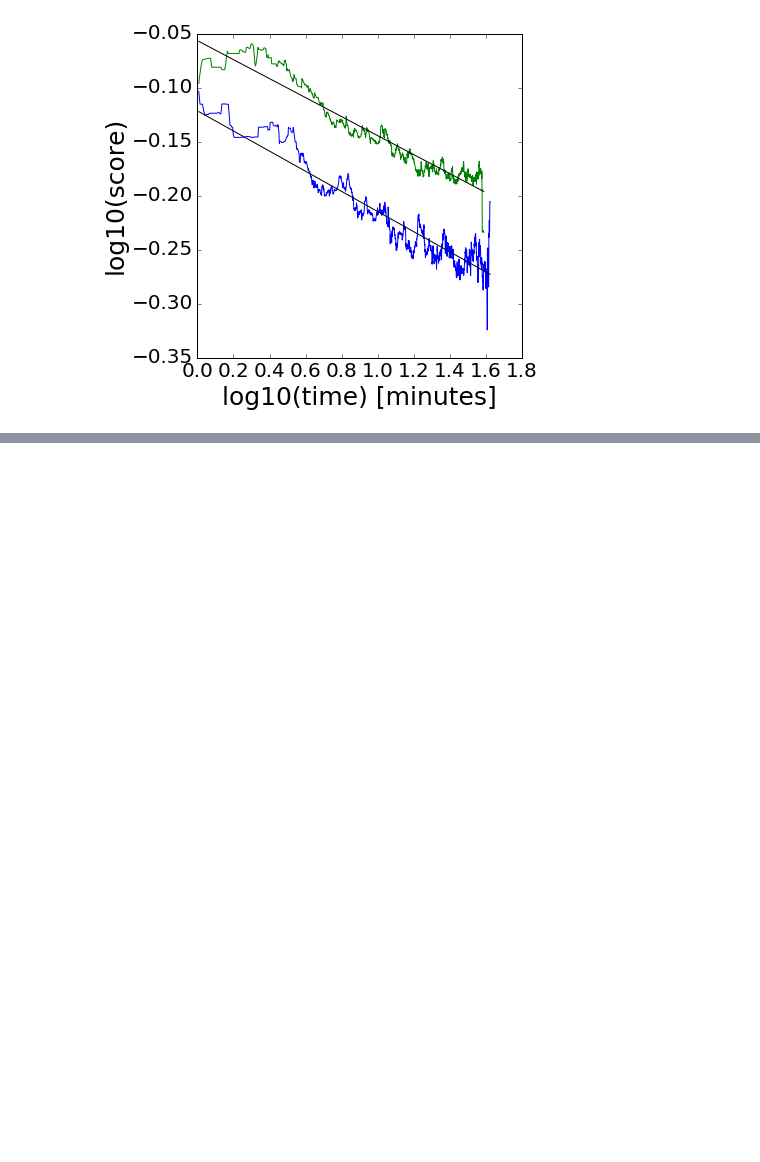
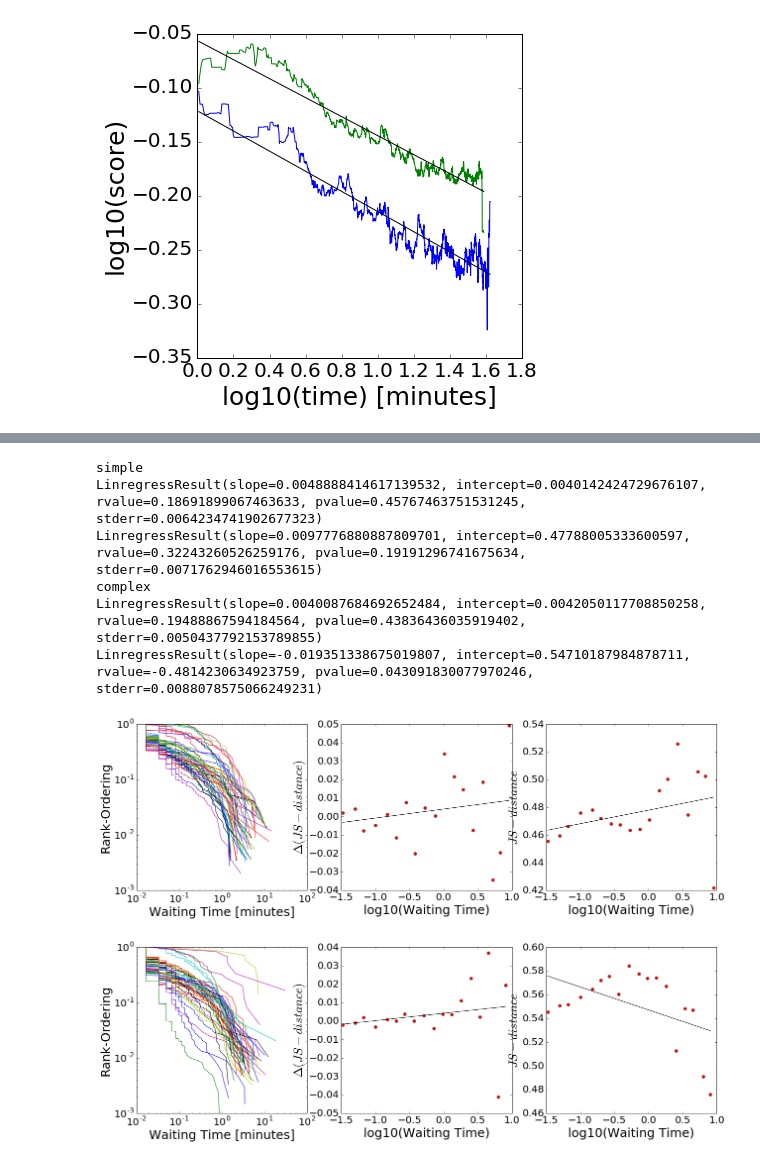
Before and after one commit to wazaahhh/bayesLearn, a Jupyter notebook: scripts/bayesLearn.ipynb, the cells around one changed output, grey strips where cells are left out. Drawn from its saved outputs; the diff is of its cells as text; code cells hidden in the pictures; blank space fills up the shorter version.

```diff
--- a/scripts/bayesLearn.ipynb
+++ b/scripts/bayesLearn.ipynb
@@ -119,0 +206,3 @@ simpleArray = np.array(dfSimpleLearning)
+# %%
+simple_distances = loadDistances(treatment="simple",remove_duplicates=True)
+complex_distances = loadDistances(treatment="complex",remove_duplicates=True)
@@ -497,0 +690,64 @@ f['df']['block0_items']
+# %%
+for i,datatype in enumerate(['simple','complex']):
+#datatype = "complex"
+
+    print datatype
+    test_dic = dict(loadDistances(data=datatype,remove_duplicates=True))
+    WT = []
+    JS = []
+    dJS = []
+
+    pl.figure(i+1,(21,6))
+    for key in test_dic.keys():
+        test = np.array(test_dic[key])
+        index = np.argwhere(test>0)
+        wt = np.concatenate([np.diff(index.flatten())])/60.
+        js = test[index].flatten()
+        djs = np.diff(test[index].flatten())
+
+        pl.subplot(131)
+        x,y = rankorder(wt)
+        pl.loglog(x,y/float(y[-1]))
+        pl.xlabel("Waiting Time [minutes]")
+        pl.ylabel("Rank-Ordering")
+        pl.ylim(0.001,1)
+
+        pl.subplot(132)
+        #pl.semilogx(wt,djs,'.')
+        pl.xlabel("log10(Waiting Time)")
+        pl.ylabel("$\Delta(JS-distance)$")
+
+        pl.subplot(133)
+        #pl.semilogx(wt,js[1:],'.')
+        pl.xlabel("log10(Waiting Time)")
+        pl.ylabel("$JS-distance$")
+
+        WT = np.append(WT,wt)
+        JS = np.append(JS,js)
+        dJS = np.append(dJS,djs)
+
+    pl.subplot(132)
+    cond = (WT > 0)*(WT < 10)
+    lWT = np.log10(WT[cond])
+    B = binning(lWT,dJS[cond],20)
+
+    pl.plot(B['bins'],B['mean'],'ro')
+    fitB = S.linregress(B['bins'],B['mean'])
+    print fitB
+    pl.plot(B['bins'],B['bins']*fitB[0] + fitB[1],'k-')
+
+    pl.subplot(133)
+    B = binning(lWT,JS[cond],20)
+    pl.plot(B['bins'],B['mean'],'ro')
+    fitB = S.linregress(B['bins'],B['mean'])
+    print fitB
+    pl.plot(B['bins'],B['bins']*fitB[0] + fitB[1],'k-')
+# %% [output]
+simple
+LinregressResult(slope=0.0048888414617139532, intercept=0.0040142424729676107, rvalue=0.18691899067463633, pvalue=0.45767463751531245, stderr=0.0064234741902677323)
+LinregressResult(slope=0.0097776880887809701, intercept=0.47788005333600597, rvalue=0.32243260526259176, pvalue=0.19191296741675634, stderr=0.0071762946016553615)
+complex
+LinregressResult(slope=0.0040087684692652484, intercept=0.0042050117708850258, rvalue=0.19488867594184564, pvalue=0.43836436035919402, stderr=0.0050437792153789855)
+LinregressResult(slope=-0.019351338675019807, intercept=0.54710187984878711, rvalue=-0.4814230634923759, pvalue=0.043091830077970246, stderr=0.0088078575066249231)
+[figure, added]
+[figure, added]
```
Also changed, not shown: parts of 23 cells of this notebook, 15 other files.
